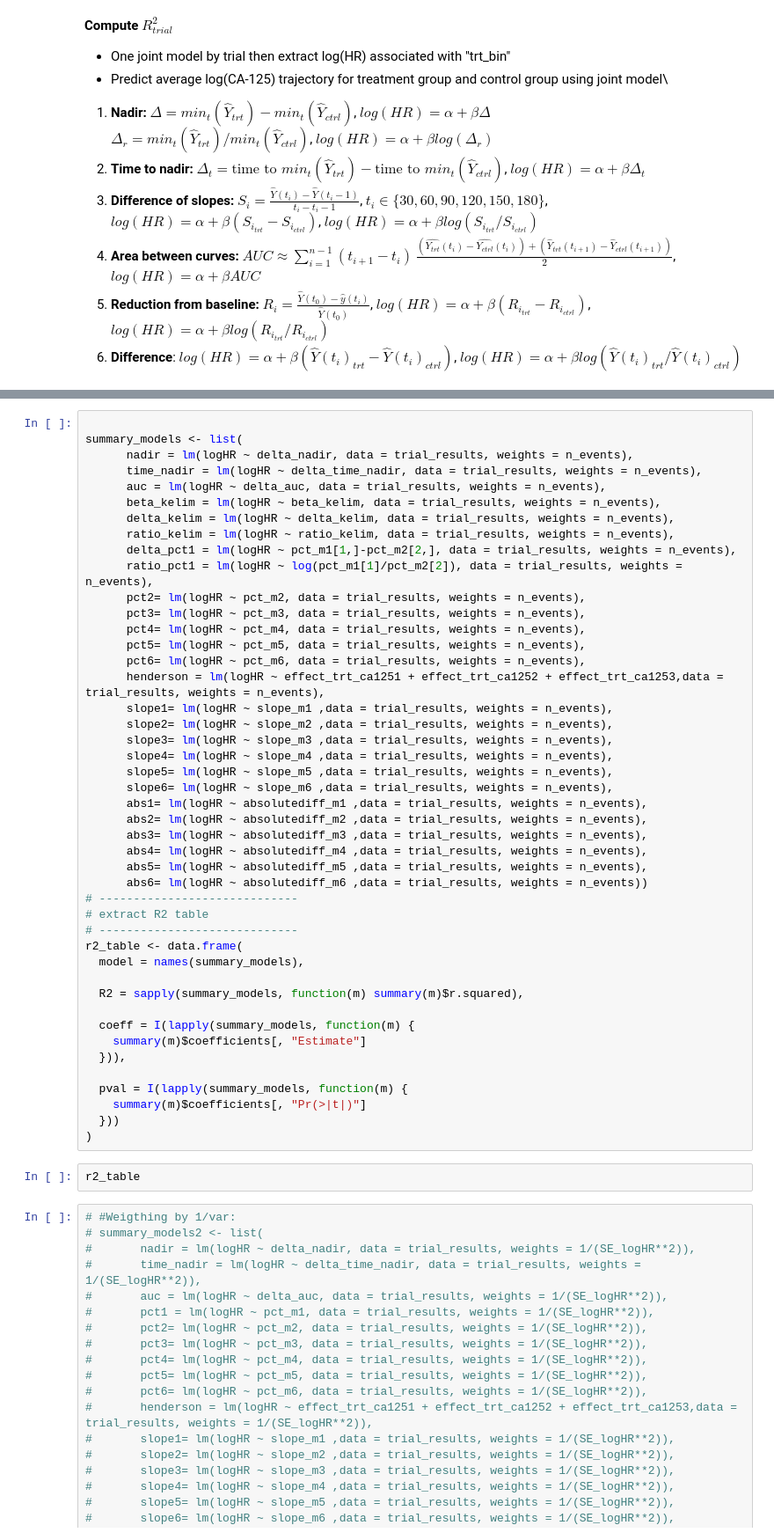
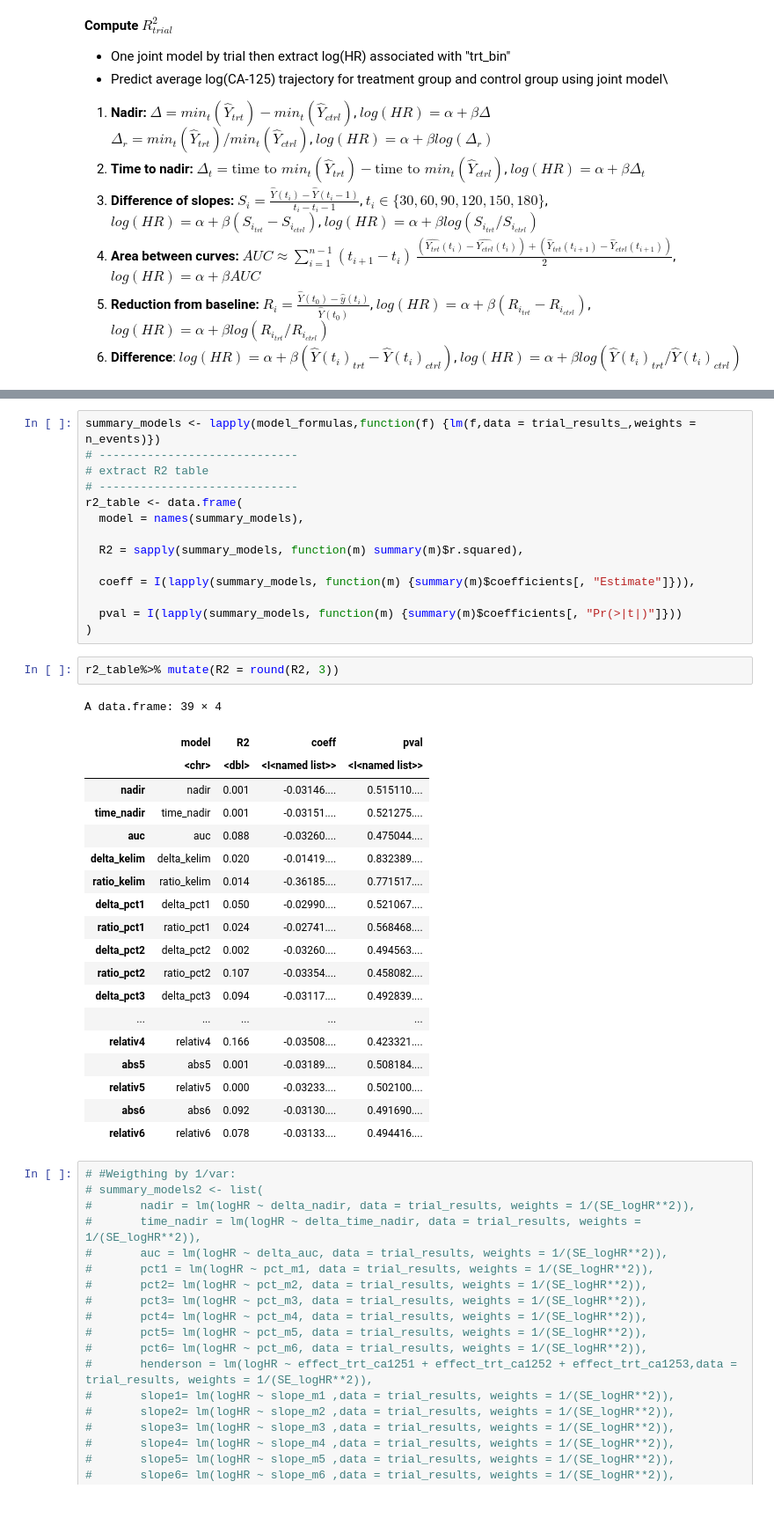
Before and after one commit to Kodro23/Surrogacy_evaluation_CA125, a Jupyter notebook: notebooks/Surrogacy_evaluation_of_CA125_lcmm.ipynb, the cells around one changed output, grey strips where cells are left out. Shown at 88% size. Saved outputs shown, nothing was run; the diff lists cells and outputs as text; blank space fills up the shorter version.

```diff
--- a/notebooks/Surrogacy_evaluation_of_CA125_lcmm.ipynb
+++ b/notebooks/Surrogacy_evaluation_of_CA125_lcmm.ipynb
@@ -925,32 +1021,5 @@ trial_weekly_predictions %>%
 # %%
-
-summary_models <- list(
-      nadir = lm(logHR ~ delta_nadir, data = trial_results, weights = n_events),
-      time_nadir = lm(logHR ~ delta_time_nadir, data = trial_results, weights = n_events),
-      auc = lm(logHR ~ delta_auc, data = trial_results, weights = n_events),
-      beta_kelim = lm(logHR ~ beta_kelim, data = trial_results, weights = n_events),
-      delta_kelim = lm(logHR ~ delta_kelim, data = trial_results, weights = n_events),
-      ratio_kelim = lm(logHR ~ ratio_kelim, data = trial_results, weights = n_events),
-      delta_pct1 = lm(logHR ~ pct_m1[1,]-pct_m2[2,], data = trial_results, weights = n_events),
-      ratio_pct1 = lm(logHR ~ log(pct_m1[1]/pct_m2[2]), data = trial_results, weights = n_events),
-      pct2= lm(logHR ~ pct_m2, data = trial_results, weights = n_events),
-      pct3= lm(logHR ~ pct_m3, data = trial_results, weights = n_events),
-      pct4= lm(logHR ~ pct_m4, data = trial_results, weights = n_events),
-      pct5= lm(logHR ~ pct_m5, data = trial_results, weights = n_events),
-      pct6= lm(logHR ~ pct_m6, data = trial_results, weights = n_events),
-      henderson = lm(logHR ~ effect_trt_ca1251 + effect_trt_ca1252 + effect_trt_ca1253,data = trial_results, weights = n_events),
-      slope1= lm(logHR ~ slope_m1 ,data = trial_results, weights = n_events),
-      slope2= lm(logHR ~ slope_m2 ,data = trial_results, weights = n_events),
-      slope3= lm(logHR ~ slope_m3 ,data = trial_results, weights = n_events),
-      slope4= lm(logHR ~ slope_m4 ,data = trial_results, weights = n_events),
-      slope5= lm(logHR ~ slope_m5 ,data = trial_results, weights = n_events),
-      slope6= lm(logHR ~ slope_m6 ,data = trial_results, weights = n_events),
-      abs1= lm(logHR ~ absolutediff_m1 ,data = trial_results, weights = n_events),
-      abs2= lm(logHR ~ absolutediff_m2 ,data = trial_results, weights = n_events),
-      abs3= lm(logHR ~ absolutediff_m3 ,data = trial_results, weights = n_events),
-      abs4= lm(logHR ~ absolutediff_m4 ,data = trial_results, weights = n_events),
-      abs5= lm(logHR ~ absolutediff_m5 ,data = trial_results, weights = n_events),
-      abs6= lm(logHR ~ absolutediff_m6 ,data = trial_results, weights = n_events))
+summary_models <- lapply(model_formulas,function(f) {lm(f,data = trial_results_,weights = n_events)})
 # -----------------------------
 # extract R2 table
 # -----------------------------
@@ -959,16 +1028,32 @@ r2_table <- data.frame(
 
   R2 = sapply(summary_models, function(m) summary(m)$r.squared),
 
-  coeff = I(lapply(summary_models, function(m) {
-    summary(m)$coefficients[, "Estimate"]
-  })),
+  coeff = I(lapply(summary_models, function(m) {summary(m)$coefficients[, "Estimate"]})),
 
-  pval = I(lapply(summary_models, function(m) {
-    summary(m)$coefficients[, "Pr(>|t|)"]
-  }))
+  pval = I(lapply(summary_models, function(m) {summary(m)$coefficients[, "Pr(>|t|)"]}))
 )
 # %%
-r2_table
+r2_table%>% mutate(R2 = round(R2, 3))
+# %% [output]
+A data.frame: 39 × 4
+|  | model | R2 | coeff | pval |
+|  | <chr> | <dbl> | <I<named list>> | <I<named list>> |
+| nadir | nadir | 0.001 | -0.03146.... | 0.515110.... |
+| time_nadir | time_nadir | 0.001 | -0.03151.... | 0.521275.... |
+| auc | auc | 0.088 | -0.03260.... | 0.475044.... |
+| delta_kelim | delta_kelim | 0.020 | -0.01419.... | 0.832389.... |
+| ratio_kelim | ratio_kelim | 0.014 | -0.36185.... | 0.771517.... |
+| delta_pct1 | delta_pct1 | 0.050 | -0.02990.... | 0.521067.... |
+| ratio_pct1 | ratio_pct1 | 0.024 | -0.02741.... | 0.568468.... |
+| delta_pct2 | delta_pct2 | 0.002 | -0.03260.... | 0.494563.... |
+| ratio_pct2 | ratio_pct2 | 0.107 | -0.03354.... | 0.458082.... |
+| delta_pct3 | delta_pct3 | 0.094 | -0.03117.... | 0.492839.... |
+| ... | ... | ... | ... | ... |
+| relativ4 | relativ4 | 0.166 | -0.03508.... | 0.423321.... |
+| abs5 | abs5 | 0.001 | -0.03189.... | 0.508184.... |
+| relativ5 | relativ5 | 0.000 | -0.03233.... | 0.502100.... |
+| abs6 | abs6 | 0.092 | -0.03130.... | 0.491690.... |
+| relativ6 | relativ6 | 0.078 | -0.03133.... | 0.494416.... |
 # %%
 # #Weigthing by 1/var:
 # summary_models2 <- list(
```
Also changed, not shown: parts of 7 cells of this notebook, 3 other files.
